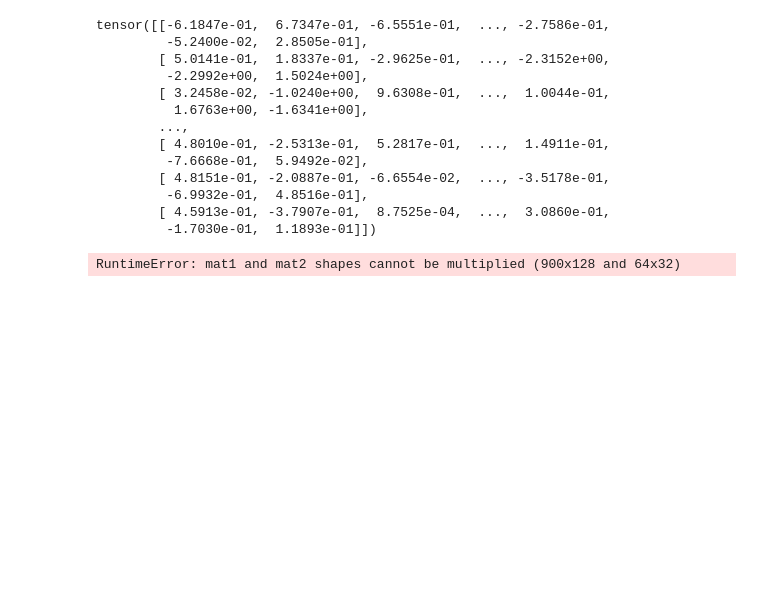
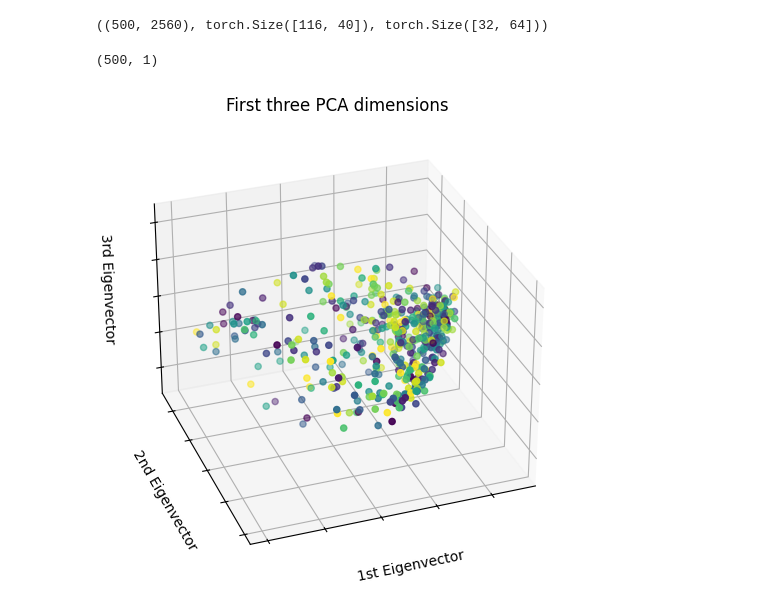
Before and after one commit to erlendlokna/CV-SSL-VQVAE-Framework, a Jupyter notebook: playtime.ipynb, the cells around one changed output. Drawn from its saved outputs; the diff is of its cells as text; code cells hidden in the pictures; blank space fills up the shorter version.

Commit message:
Plotting and minor stuff

```diff
--- a/playtime.ipynb
+++ b/playtime.ipynb
@@ -28,4 +15,19 @@ config = load_yaml_param_settings(config_dir)
 dataset_importer = UCRDatasetImporter(**config['dataset'])
 batch_size = config['dataset']['batch_sizes']['vqvae']
 train_data_loader, test_data_loader = [build_data_pipeline(batch_size, dataset_importer, config, kind) for kind in ['train', 'test']]
+
+input_length = train_data_loader.dataset.X.shape[-1]
+
+#Data
+X_train = train_data_loader.dataset.X
+Y_train = train_data_loader.dataset.Y
+
+X_test = test_data_loader.dataset.X
+Y_test = test_data_loader.dataset.Y
+
+#z_q and their indeces. Also the codebook
+base = BaseVQVAE(input_length, config)
+z_q_train, ind_train = base.run_through_codebook(train_data_loader)
+z_q_test, ind_test = base.run_through_codebook(test_data_loader)
+codebook = base.vq_model.codebook
 # %% [output]
@@ -88,23 +38,35 @@ np.where(Y == 0)
-# %%
-#Vector quantize
-
-loaded_vqvae.vq_model.codebook
-# %% [output]
-tensor([[-6.1847e-01,  6.7347e-01, -6.5551e-01,  ..., -2.7586e-01,
-         -5.2400e-02,  2.8505e-01],
-        [ 5.0141e-01,  1.8337e-01, -2.9625e-01,  ..., -2.3152e+00,
-         -2.2992e+00,  1.5024e+00],
-        [ 3.2458e-02, -1.0240e+00,  9.6308e-01,  ...,  1.0044e-01,
-          1.6763e+00, -1.6341e+00],
-        ...,
-        [ 4.8010e-01, -2.5313e-01,  5.2817e-01,  ...,  1.4911e-01,
-         -7.6668e-01,  5.9492e-02],
-        [ 4.8151e-01, -2.0887e-01, -6.6554e-02,  ..., -3.5178e-01,
-         -6.9932e-01,  4.8516e-01],
-        [ 4.5913e-01, -3.7907e-01,  8.7525e-04,  ...,  3.0860e-01,
-         -1.7030e-01,  1.1893e-01]])
-# %%
-t = torch.from_numpy(X_test)
-# quantize, embed_ind, vq_loss, perplexity = loaded_vqvae.vq_model.forward(t)
-# %% [output]
-RuntimeError: mat1 and mat2 shapes cannot be multiplied (900x128 and 64x32)
+# %%
+#the sizes
+z_q_train.shape, ind_train.shape, codebook.shape
+# %% [output]
+((500, 2560), torch.Size([116, 40]), torch.Size([32, 64]))
+# %%
+Y_train.shape
+# %% [output]
+(500, 1)
+# %%
+pca = PCA(n_components=5)
+
+z_q_train_pca = pca.fit_transform(z_q_train)
+z_q_train_pca.shape
+
+z_q_test_pca = pca.fit_transform(z_q_test)
+# %%
+fig = plt.figure(1, figsize=(8, 6))
+ax = fig.add_subplot(111, projection="3d", elev=-150, azim=110)
+scatter = ax.scatter(z_q_train_pca[:, 0],
+                     z_q_train_pca[:, 1],
+                     z_q_train_pca[:, 2],
+                     c=Y_train)
+
+ax.set_title("First three PCA dimensions")
+ax.set_xlabel("1st Eigenvector")
+ax.xaxis.set_ticklabels([])
+ax.set_ylabel("2nd Eigenvector")
+ax.yaxis.set_ticklabels([])
+ax.set_zlabel("3rd Eigenvector")
+ax.zaxis.set_ticklabels([])
+
+plt.show()
+# %% [output]
+[figure, added]
```
Also changed, not shown: parts of 10 cells of this notebook, 2 other files.
